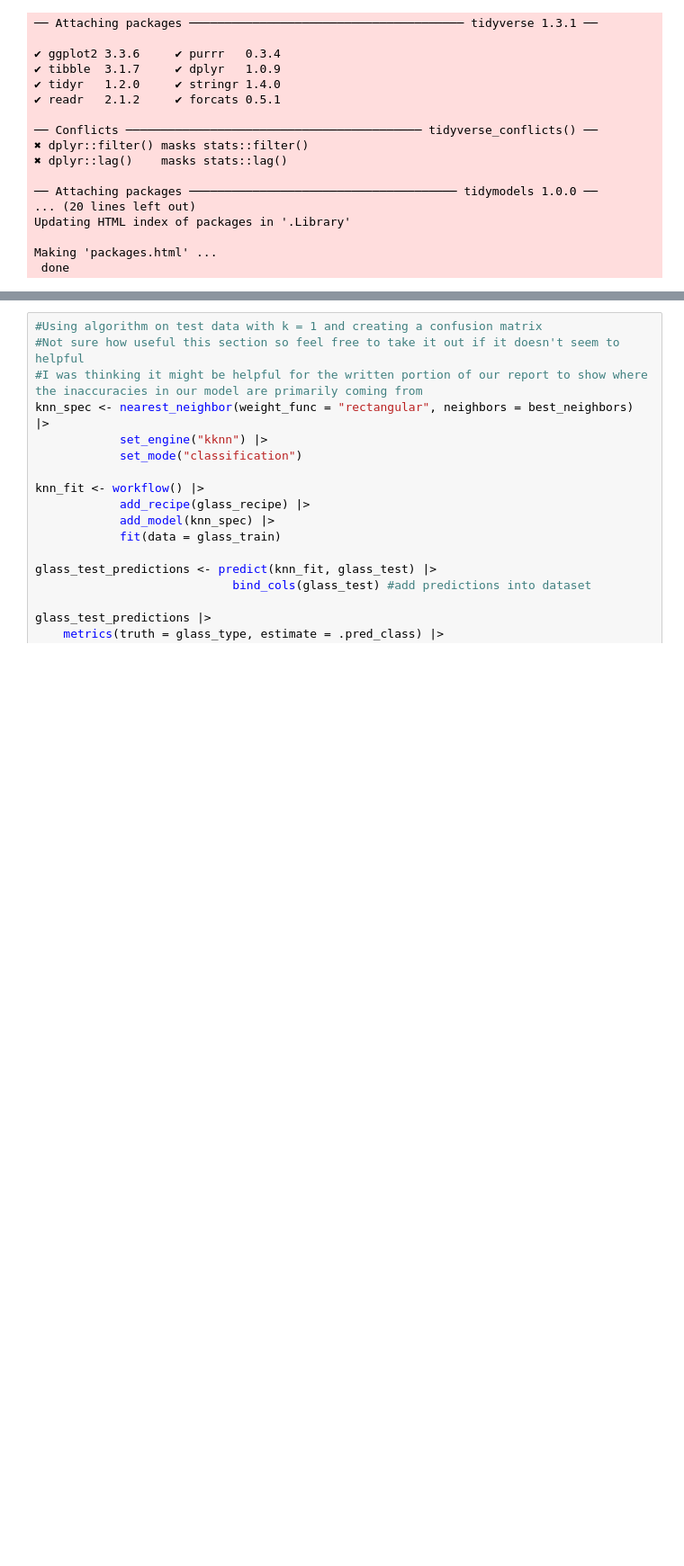
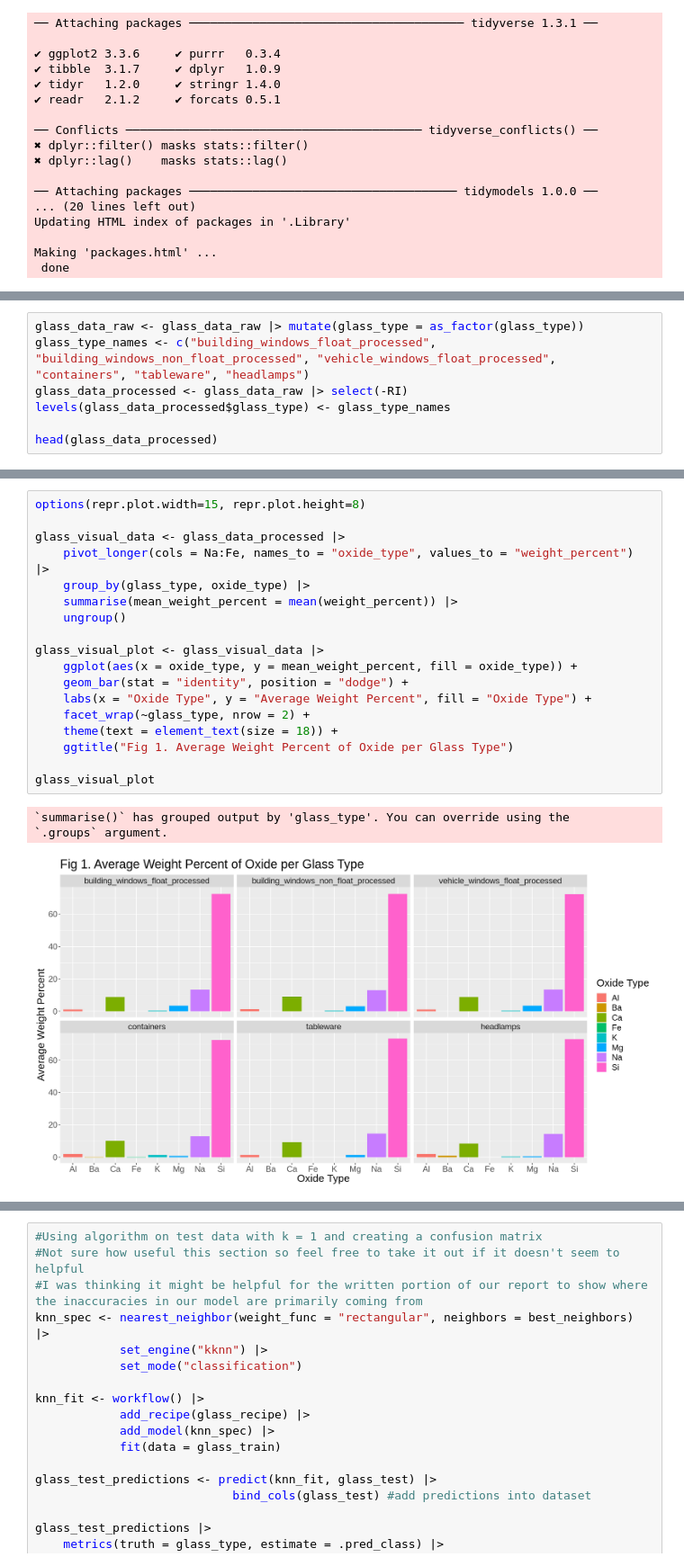
Before and after one commit to omairqazi29/DSCI100, a Jupyter notebook: Report.ipynb, the cells around one changed output, grey strips where cells are left out. Shown at 90% size. Cells and saved outputs as stored; diff of their text form; blank space fills up the shorter version.

```diff
--- a/Report.ipynb
+++ b/Report.ipynb
@@ -92,0 +89,7 @@ A tibble: 6 × 2
+# %%
+glass_data_raw <- glass_data_raw |> mutate(glass_type = as_factor(glass_type))
+glass_type_names <- c("building_windows_float_processed", "building_windows_non_float_processed", "vehicle_windows_float_processed", "containers", "tableware", "headlamps")
+glass_data_processed <- glass_data_raw |> select(-RI)
+levels(glass_data_processed$glass_type) <- glass_type_names
+
+head(glass_data_processed)
@@ -96,0 +134,22 @@ A tibble: 6 × 2
+# %%
+options(repr.plot.width=15, repr.plot.height=8)
+
+glass_visual_data <- glass_data_processed |>
+    pivot_longer(cols = Na:Fe, names_to = "oxide_type", values_to = "weight_percent") |>
+    group_by(glass_type, oxide_type) |>
+    summarise(mean_weight_percent = mean(weight_percent)) |>
+    ungroup()
+
+glass_visual_plot <- glass_visual_data |>
+    ggplot(aes(x = oxide_type, y = mean_weight_percent, fill = oxide_type)) +
+    geom_bar(stat = "identity", position = "dodge") +
+    labs(x = "Oxide Type", y = "Average Weight Percent", fill = "Oxide Type") +
+    facet_wrap(~glass_type, nrow = 2) +
+    theme(text = element_text(size = 18)) +
+    ggtitle("Fig 1. Average Weight Percent of Oxide per Glass Type")
+
+glass_visual_plot
+# %% [output]
+`summarise()` has grouped output by 'glass_type'. You can override using the
+`.groups` argument.
+[figure, added]
```
Also changed, not shown: parts of 19 cells of this notebook.
